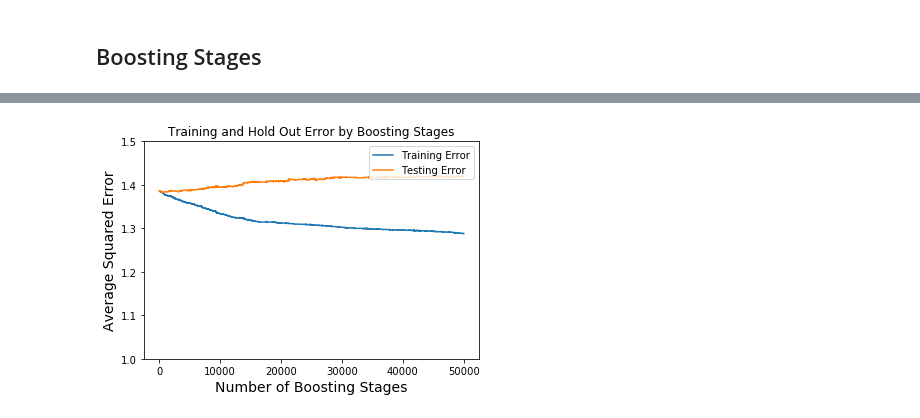
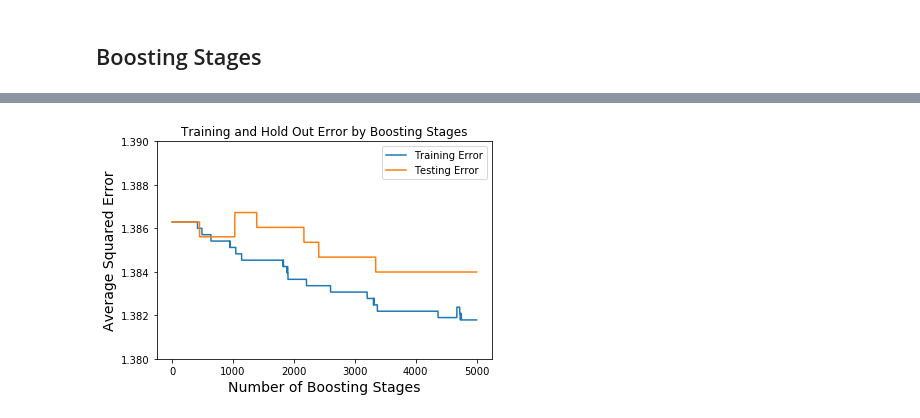
Before and after one commit to mariamendieta/solar_communities, a Jupyter notebook: Extensive_model.ipynb, the cells around one changed output, grey strips where cells are left out. Saved outputs shown, nothing was run; the diff lists cells and outputs as text; code cells hidden in the pictures.

Commit message:
Trying different models

```diff
--- a/Extensive_model.ipynb
+++ b/Extensive_model.ipynb
@@ -261,4 +257,7 @@ fig.savefig('feat_imp_sep8.png')
 # %% [markdown]
 ## Boosting Stages
 # %%
-N_ESTIMATORS =50000
+N_ESTIMATORS =5000
+# %%
+model = GradientBoostingClassifier(n_estimators=N_ESTIMATORS,max_depth=2, learning_rate=0.001, subsample=0.8)
+model.fit(X_train, y_train, sample_weight=weights_train)
@@ -265,27 +280,16 @@ N_ESTIMATORS =50000
 # %%
-model = GradientBoostingClassifier(n_estimators=N_ESTIMATORS,max_depth=2, learning_rate=0.01, subsample=0.8)
-model.fit(X_train, y_train, sample_weight=weights_train)
-
-train_score = np.zeros(N_ESTIMATORS)
-for i, y_pred in enumerate(model.staged_predict(X_train)):
-    train_score[i] = model.loss_(y_train, y_pred)
-
-test_score = np.zeros(N_ESTIMATORS)
-for i, y_pred in enumerate(model.staged_predict(X_test)):
-    test_score[i] = model.loss_(y_test, y_pred)
-
 plt.plot(np.arange(N_ESTIMATORS) + 1, train_score,
         label="Training Error")
 plt.plot(np.arange(N_ESTIMATORS) + 1, test_score,
         label="Testing Error")
 plt.title("Training and Hold Out Error by Boosting Stages")
 plt.xlabel('Number of Boosting Stages', fontsize=14)
 plt.ylabel('Average Squared Error', fontsize=14)
 plt.legend(loc="upper right")
-plt.ylim([1, 1.5])
+plt.ylim([1.38, 1.39])
 
 plt.savefig('training-and-testing-error.png', bbox_inches='tight')
 # %% [output]
-[figure, old version]
+[figure, new version]
 # %%
 model.staged_predict?
```
Also changed, not shown: parts of 15 cells of this notebook, 8 other files.
